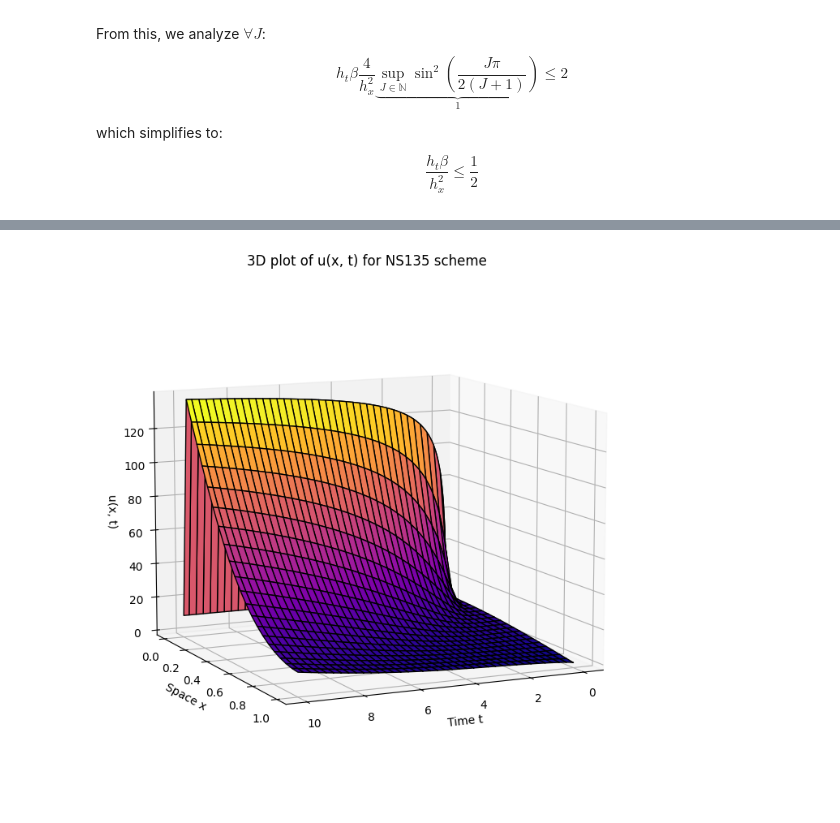
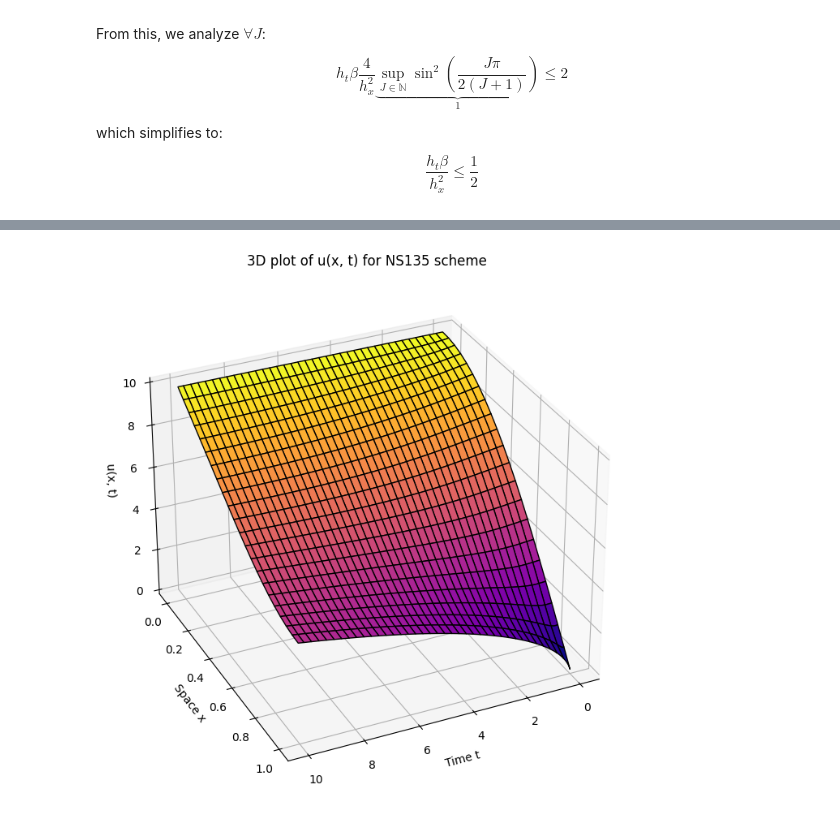
Before and after one commit to Iluann/num_analysis, a Jupyter notebook: notebook.ipynb, the cells around one changed output, grey strips where cells are left out. Drawn from its saved outputs; the diff is of its cells as text; code cells hidden in the pictures.

```diff
--- a/notebook.ipynb
+++ b/notebook.ipynb
@@ -99,10 +99,6 @@ u_1cos(\frac{\pi x_1}{2L} )\\
 u_1cos(\frac{\pi x_{J+1}}{2L}) \end{bmatrix}\\~\\$$
 # %%
 # Implementation
-
-J=10
-L=1
-a=2
 def FDS(L,a,u1, J,b, T):
     h=L/(J+1)
     F= np.append(b*a/h**2, np.zeros(J)).reshape(J+1,)
@@ -110,5 +106,5 @@ def FDS(L,a,u1, J,b, T):
     D[J][J]-=1
     V0=np.array([u1*np.cos((np.pi*j*h)/(2*L)) for j in range(1,J+2)])
     def f(t,X):
-       return (-b)/(h**2)*D@X+F
-    return solve_ivp(f,(0,T),V0)
+       return np.dot((-b)/(h**2)*D,X)+F
+    return solve_ivp(f,(0,T),V0, t_span=)
@@ -509,7 +596,7 @@ def matrices(T,beta, L,J, N, a):
    A = 2*np.eye(J+1)-1*np.eye(J+1, k=-1)-1*np.eye(J+1, k=1)
    A[J][J]-=1
    B = ((-h_t*beta)/(h_x**2))*A+I
-   F= np.append(beta*a/h_x**2, np.zeros(J)).reshape(J+1,)
+   F= np.append(h_t*beta*a/h_x**2, np.zeros(J)).reshape(J+1,)
    return B,F
 
 def euler_forward(T,beta, L,J, N, a):
@@ -531,30 +758,32 @@ def euler_forward(T,beta, L,J, N, a):
 # %%
+#Plotting in 3D
+
 import matplotlib.pyplot as plt
 from mpl_toolkits.mplot3d import Axes3D
 T=10
 beta=1e-3
 L=1
 J=20
 N=150
 # Plotting for
 V, t, x = euler_forward(T,0.01, L,J, N, 10)
 # Create meshgrid for plotting
 T_mesh, X_mesh = np.meshgrid(t, x)
 
 # 3D Surface Plot
 fig = plt.figure(figsize=(10, 7))
 ax = fig.add_subplot(111, projection='3d')
 ax.plot_surface(T_mesh, X_mesh, V, cmap='plasma', edgecolor='k')
 
 ax.set_xlabel('Time t')
 ax.set_ylabel('Space x')
 ax.set_zlabel('u(x, t)')
 ax.set_title('3D plot of u(x, t) for NS135 scheme')
 
 
 
-ax.view_init(10, 65)
+ax.view_init(30, 65)
 plt.tight_layout()
 plt.show()
 # %% [output]
-[figure, old version]
+[figure, new version]
```
Also changed, not shown: parts of 7 cells of this notebook.
